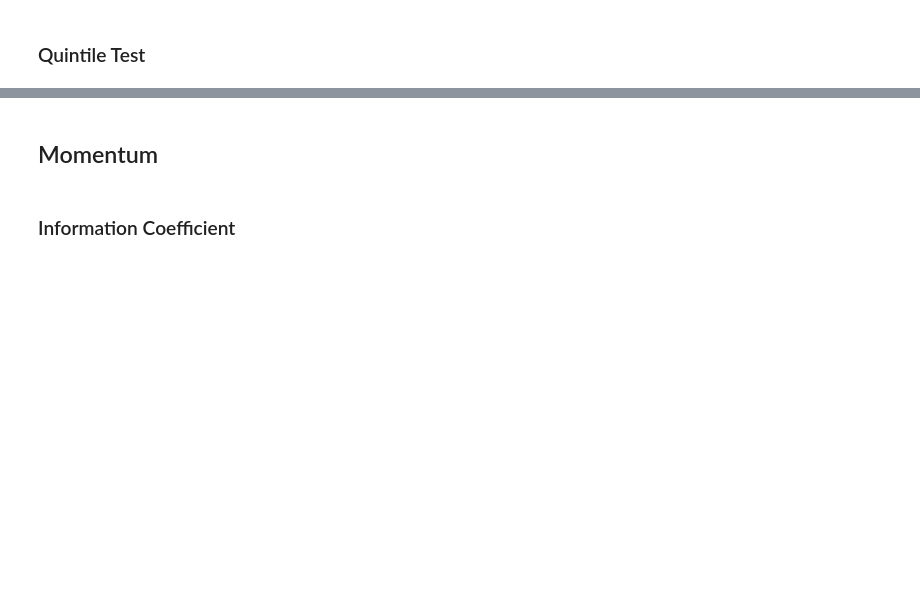
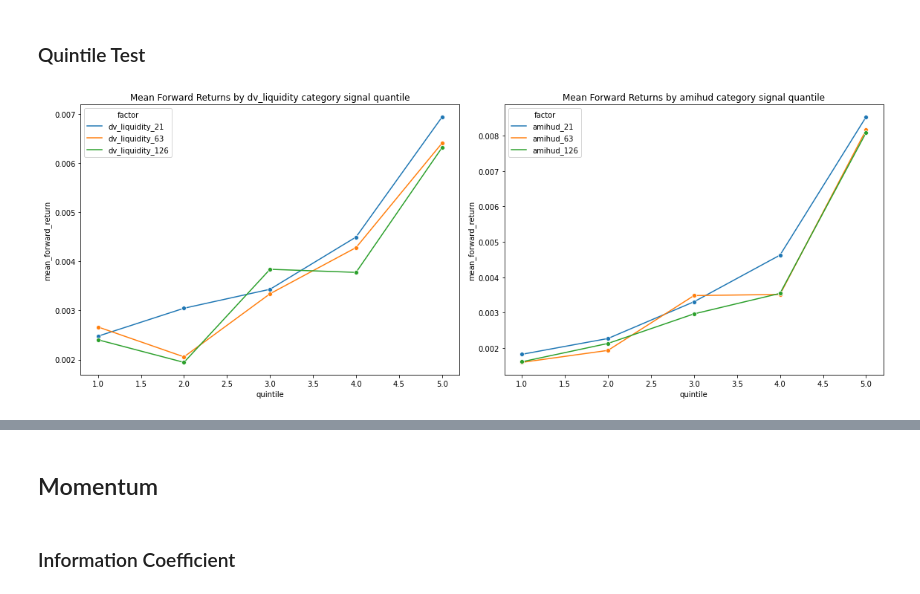
Before and after one commit to hungryfire267/systematic-equities-research, a Jupyter notebook: notebooks/research.ipynb, the cells around one changed output, grey strips where cells are left out. Cells and saved outputs as stored; diff of their text form; code cells hidden in the pictures; blank space fills up the shorter version.

```diff
--- a/notebooks/research.ipynb
+++ b/notebooks/research.ipynb
@@ -178,3 +187,9 @@ plot_ic_summary_bar(microstructure_results_ic_dict, microstructure_summary_ic_df
 ### Quintile Test
 # %%
 microstructure_results_quintile_dict, microstructure_summary_quintile_dict = results_quintile_dict["microstructure"], summary_quintile_dict["microstructure"]
+
+microstructure_results_quintile_dict_10, microstructure_summary_quintile_dict_10 = Quintile(returns_df, factors_df_dict["microstructure"], 10).run_data()
+
+plot_quintiles(microstructure_results_quintile_dict, microstructure_summary_quintile_dict, "microstructure")
+# %% [output]
+[figure, added]
```
Also changed, not shown: parts of 32 cells of this notebook, 8 other files.
